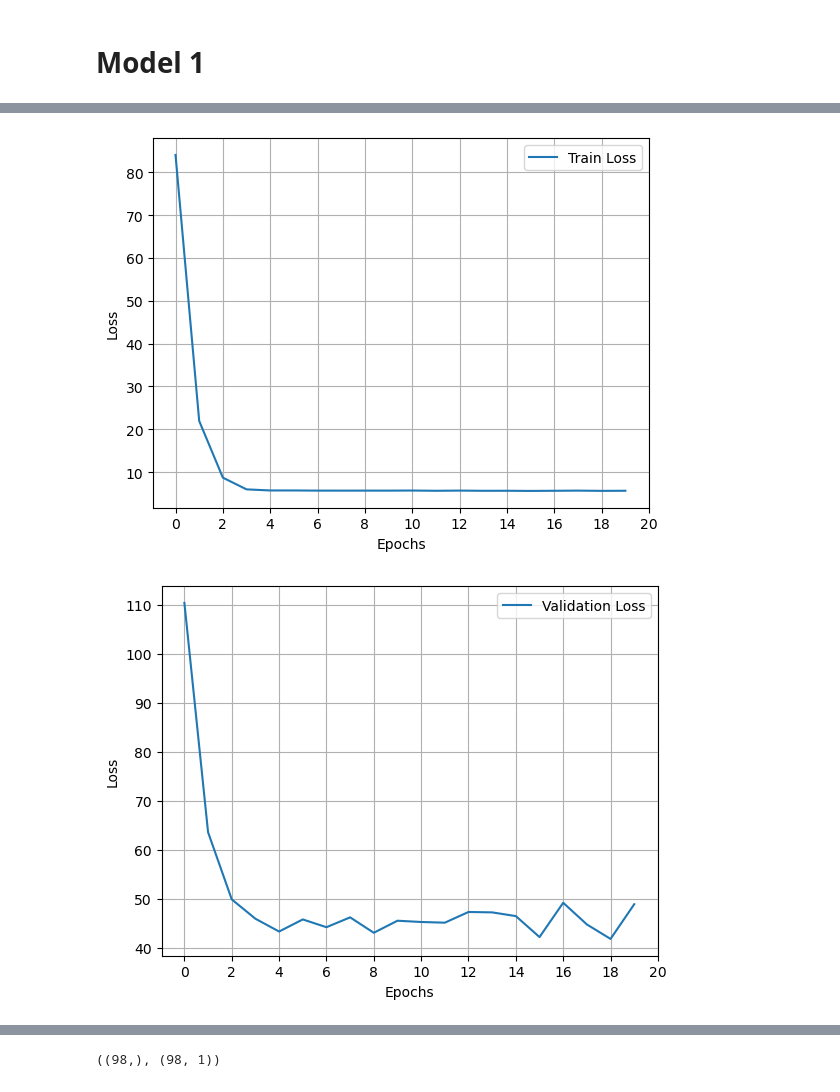
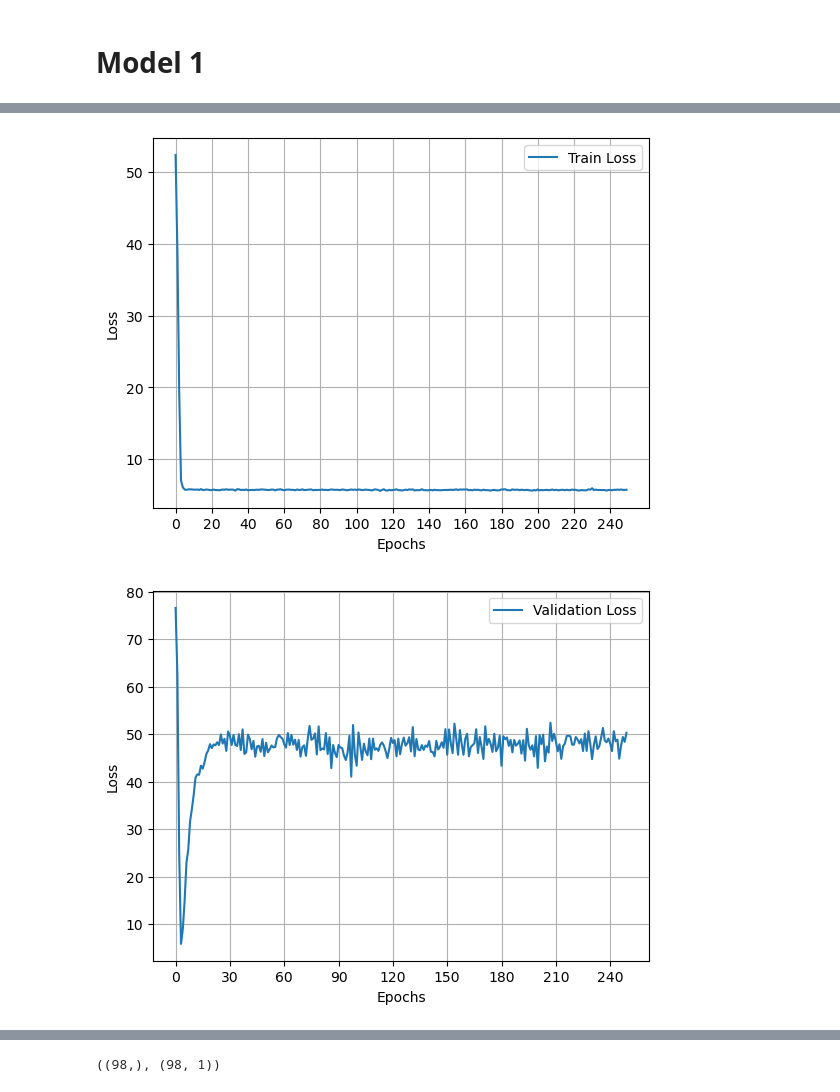
Before and after one commit to RiccardoDAndrea/Training, a Jupyter notebook: Scripts/Models/own_models.ipynb, the cells around one changed output, grey strips where cells are left out. Saved outputs shown, nothing was run; the diff lists cells and outputs as text; code cells hidden in the pictures.

```diff
--- a/Scripts/Models/own_models.ipynb
+++ b/Scripts/Models/own_models.ipynb
@@ -50,9 +50,9 @@ def train_test_valid_split(df, train_size, test_size, valid_size_min, valid_size
     Output:
     - A split of the data into train, test, and validation sets.
     """
-    X_train, y_train = df.iloc[:train_size, :-1], df.iloc[:train_size, -1]
-    X_valid, y_valid = df.iloc[valid_size_min:valid_size_max, :-1], df.iloc[valid_size_min:valid_size_max, -1]
-    X_test, y_test = df.iloc[test_size:, :-1], df.iloc[test_size:, -1]
+    X_train, y_train = X.iloc[:train_size], y.iloc[:train_size, -1]
+    X_valid, y_valid = X.iloc[valid_size_min:valid_size_max], y.iloc[valid_size_min:valid_size_max, -1]
+    X_test, y_test = X.iloc[test_size:], y.iloc[test_size:, -1]
 
     return X_train, y_train, X_valid, y_valid, X_test, y_test
 
@@ -83,9 +81,11 @@ np.mean(keras.losses.mean_squared_error(y_valid, y_pred))
 # %% [markdown]
 # Model 1
 # %%
+from keras.layers import BatchNormalization
 model = Sequential([
     InputLayer(input_shape=X_train.shape[-1], name="Input"),
     Dense(5, activation="relu", name="layer1"),
+    BatchNormalization(),
     Dense(5, name="layer2"),
     Dense(1, name="Output"),
 ])
@@ -111,5 +114,6 @@ Non-trainable params: 0
 _________________________________________________________________
 # %%
 # Beispiel für das Modelltraining
-history = model.fit(X_train, y_train, epochs=20, batch_size=32, validation_data=(X_valid, y_valid))
+history = model.fit(X_train, y_train, epochs=250, batch_size=32, validation_data=(X_valid, y_valid))
+history
 # %% [output]
@@ -155,35 +160,35 @@ def create_plt_loss(history, x_tick_min = int, x_tick_max = int, x_tick_step = i
     return plt.show()
 
 create_plt_loss(history, x_tick_min = 0,
-                x_tick_max =  22, x_tick_step=2)
+                x_tick_max =  250, x_tick_step=20)
 # %% [output]
-[figure, old version]
+[figure, new version]
 # %%
 def create_plt_val_los(history, x_tick_min = int, x_tick_max = int, x_tick_step = int):
     """
     Create a plot for the loss of the model
 
     Input :
     - history : history of the model
     - x_ticks : list of integers for the x-axis
 
     Output :
     - Plot of the loss
     """
     plt.plot(history.history['val_loss'], label='Validation Loss')
     plt.xticks(np.arange(x_tick_min, x_tick_max,
                          step=x_tick_step))
     plt.grid(True)
     plt.xlabel('Epochs')
     plt.ylabel('Loss')
     plt.legend()
     plt.show()
     return plt.show()
 
 
-create_plt_val_los(history, x_tick_min = 0,x_tick_max=22, x_tick_step=2)
+create_plt_val_los(history, x_tick_min = 0,x_tick_max=250, x_tick_step=30)
 # %% [output]
-[figure, old version]
+[figure, new version]
 # %%
 # Beispiel für die Modellbewertung
 test_loss = model.evaluate(X_test, y_test)
```
Also changed, not shown: parts of 38 cells of this notebook, 2 other files.
